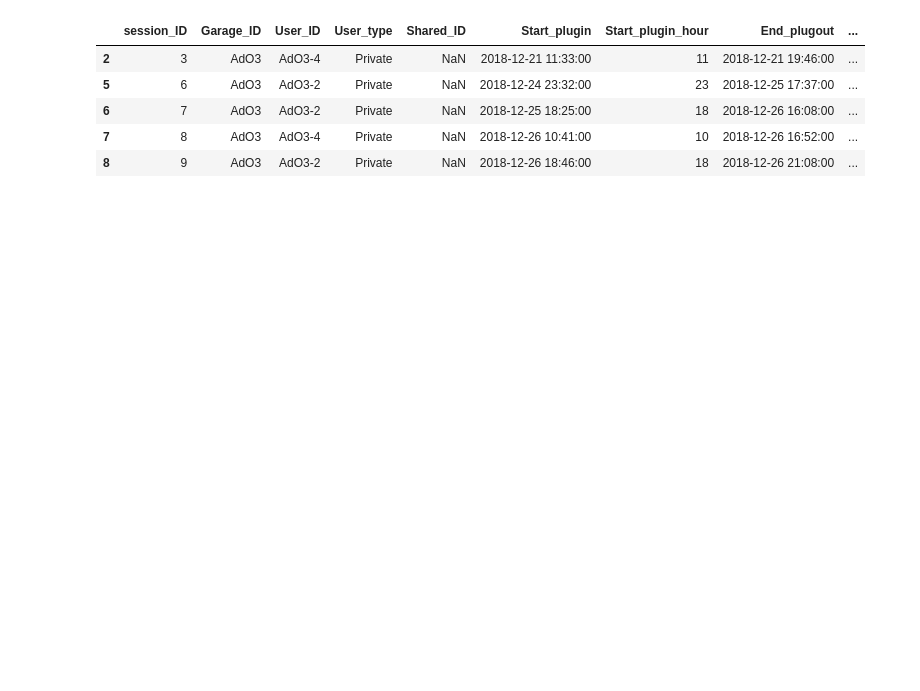
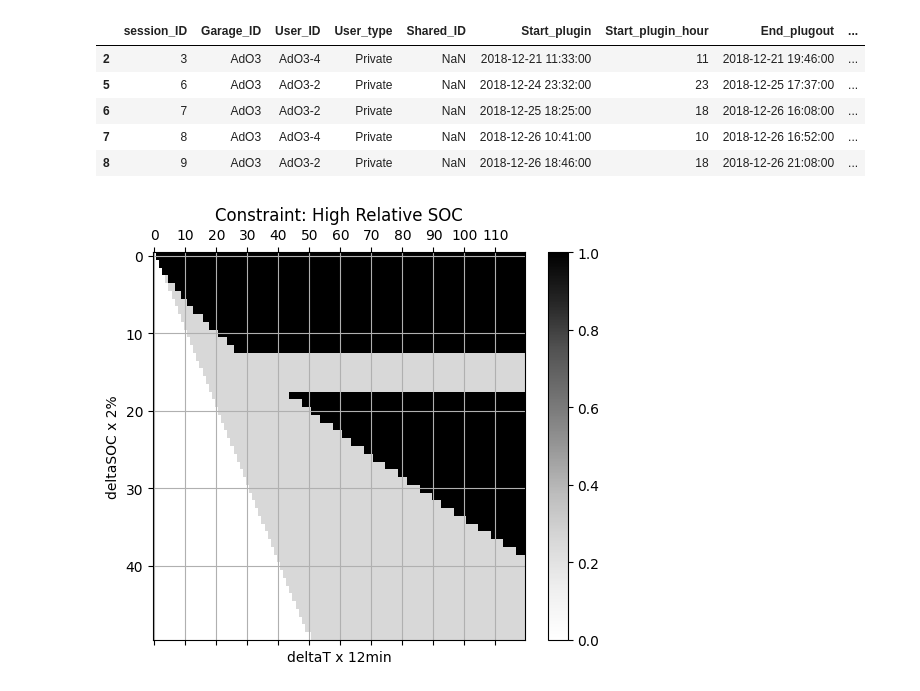
Before and after one commit to jarviskroos7/pev_intelligent_charging_control, a Jupyter notebook: notebooks/policy_analysis.ipynb, the cells around one changed output. Cells and saved outputs as stored; diff of their text form; code cells hidden in the pictures; blank space fills up the shorter version.

```diff
--- a/notebooks/policy_analysis.ipynb
+++ b/notebooks/policy_analysis.ipynb
@@ -2,6 +2,9 @@
 import numpy as np
 import pandas as pd
 from tqdm import tqdm
+import matplotlib as mpl
+import matplotlib.pyplot as plt
+plt.rcParams["figure.dpi"] = 100
 # %%
 policy = np.load('../rl/dynamic_td/final_case/final_greedy_policy_12min_charging_limit_iter5x120.npy')
 sessions = pd.read_csv('../data/sessions.csv', index_col=0)
@@ -16,0 +26,27 @@ sessions.head()
+# %%
+highSOC_charging = np.zeros((int(1/0.02), 120))
+for i, deltaSOC in enumerate(np.linspace(0, 1, int(1/0.02))):
+    for j, deltaT in enumerate(np.arange(0, 120)):
+
+        T_to_soc_target = deltaSOC / 0.02
+        # if 3 * T_to_soc_target < deltaT:
+        #     highSOC_charging[i, j] = 1
+        if (T_to_soc_target**1.3 < deltaT) & (deltaSOC <= 0.25 or deltaSOC >= 0.35):
+            highSOC_charging[i, j] = 1
+        elif T_to_soc_target < deltaT:
+            highSOC_charging[i, j] = 0.25
+        else:
+            pass
+# %%
+plt.figure(figsize=(6, 5))
+plt.matshow(highSOC_charging, fignum=1, aspect='auto', cmap=mpl.cm.Greys)
+plt.xlabel('deltaT x 12min')
+plt.ylabel('deltaSOC x 2%')
+plt.xticks(np.arange(0, 120, 10))
+# plt.yticks(np.arange(0, 50, 10), np.linspace(0, 1, 5).round(1))
+plt.title('Constraint: High Relative SOC')
+plt.grid()
+plt.colorbar()
+plt.show()
+# %% [output]
+[figure, added]
```
Also changed, not shown: parts of 4 cells of this notebook, 14 other files.
